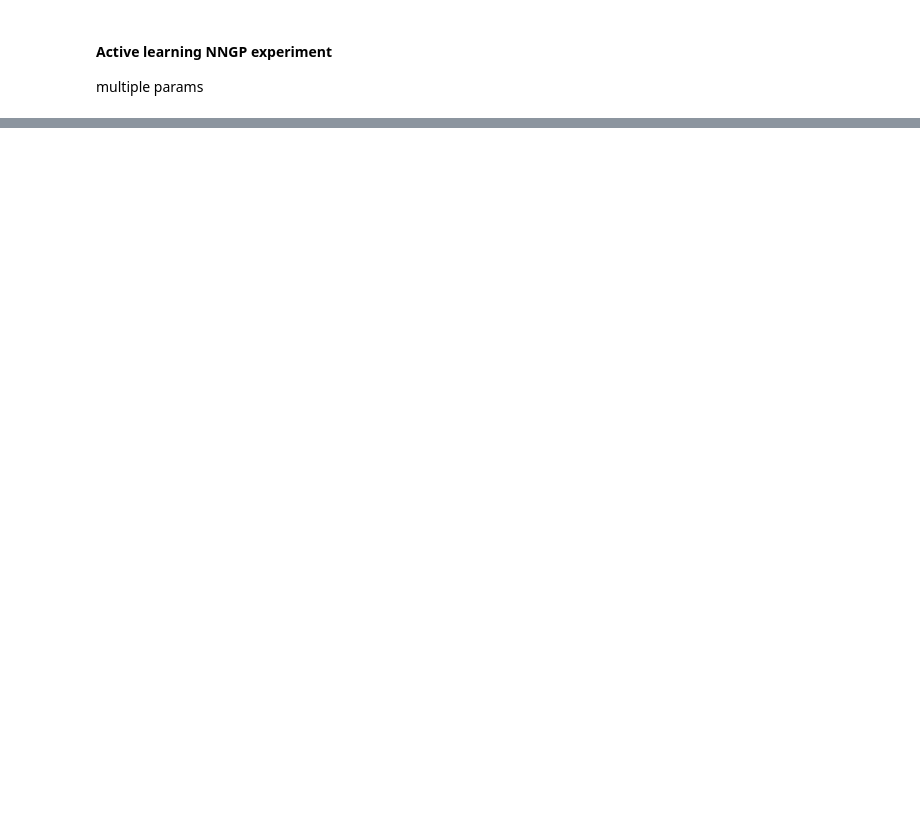
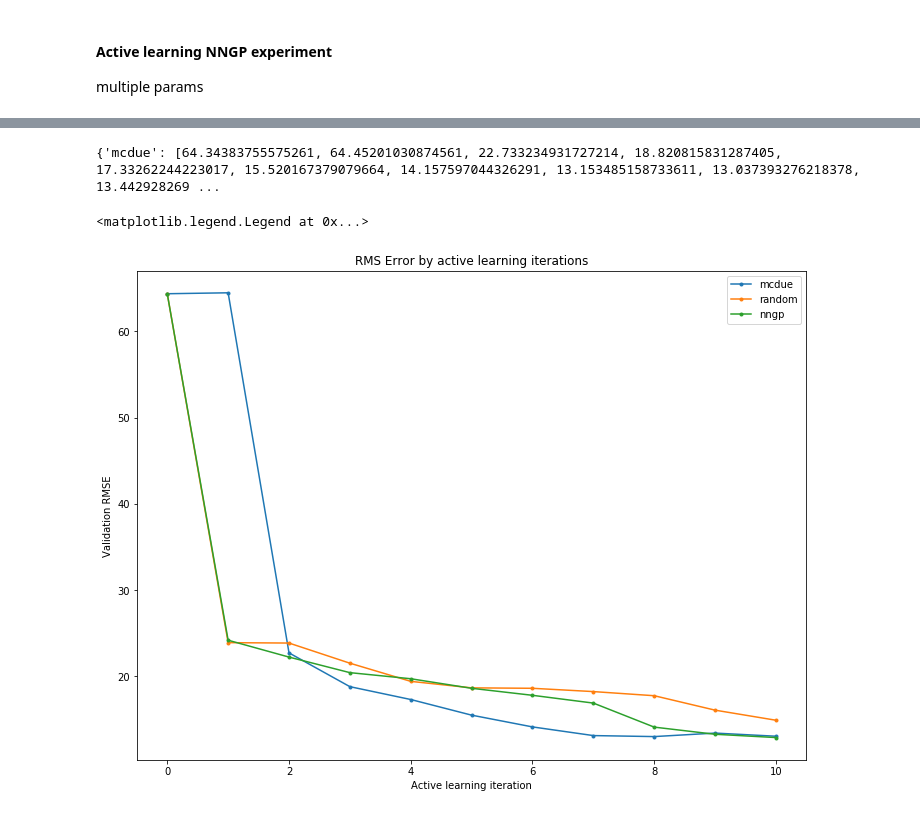
Before and after one commit to premolab/NNGP, a Jupyter notebook: all_experiments.ipynb, the cells around one changed output, grey strips where cells are left out. Drawn from its saved outputs; the diff is of its cells as text; code cells hidden in the pictures; blank space fills up the shorter version.

Commit message:
MCDUE/NNGP/Random together

```diff
--- a/all_experiments.ipynb
+++ b/all_experiments.ipynb
@@ -24,6 +24,7 @@ from al_trainer import ALTrainer
 import tensorflow.python.util.deprecation as deprecation
 deprecation._PRINT_DEPRECATION_WARNINGS = False
 # %%
+# 4623457
 config = {
     'random_seed': 4623457,
     'n_dim': 10,
@@ -33,11 +34,11 @@ config = {
     'n_pool': 1000,
     'layers': [128, 64, 32],
     'update_sample_size': 100,
-    'al_iterations': 3
+    'al_iterations': 10
 }
 # %%
 rmses = {}
-for experiment in ['random', 'nngp']:
+for experiment in ['mcdue', 'random', 'nngp']:
     print("\n\nEXPERIMENT", experiment)
 
     # load data
@@ -74,6 +75,10 @@ for experiment in ['random', 'nngp']:
         estimator.set_session(sess)
     elif experiment == 'random':
         estimator = RandomEstimator()
+    elif experiment == 'mcdue':
+        estimator = MCDUE(model)
+    else:
+        raise RuntimeError()
 
     oracle = IdentityOracle(y_pool)  # generate y for X from pool
     sampler = EagerSampleSelector(oracle) # sample X and y from pool by uncertainty estimations
@@ -83,10 +106,17 @@ for experiment in ['random', 'nngp']:
 # %%
 print(rmses)
+plt.figure(figsize=(12, 9))
+plt.xlabel('Active learning iteration')
+plt.ylabel('Validation RMSE')
 for experiment, rmse in rmses.items():
     plt.plot(rmse, label=experiment, marker='.')
 
 plt.title('RMS Error by active learning iterations')
 plt.legend()
+# %% [output]
+{'mcdue': [64.34383755575261, 64.45201030874561, 22.733234931727214, 18.820815831287405, 17.33262244223017, 15.520167379079664, 14.157597044326291, 13.153485158733611, 13.037393276218378, 13.442928269 ...
+<matplotlib.legend.Legend at 0x...>
+[figure, added]
 # %%
 # Show some predictions
 print(model.predict(data = X_test[:3]))
```
Also changed, not shown: parts of 1 cell of this notebook, 2 other files.
